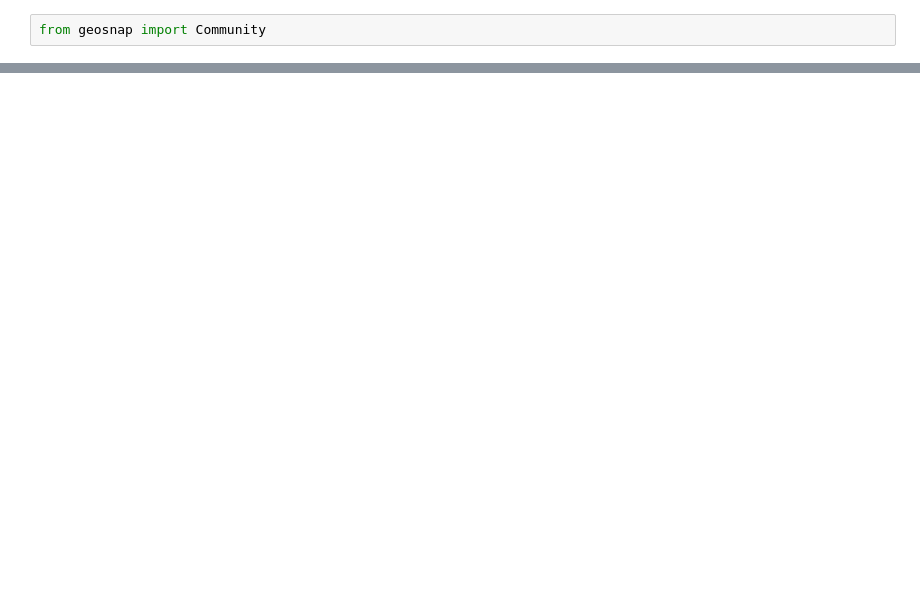
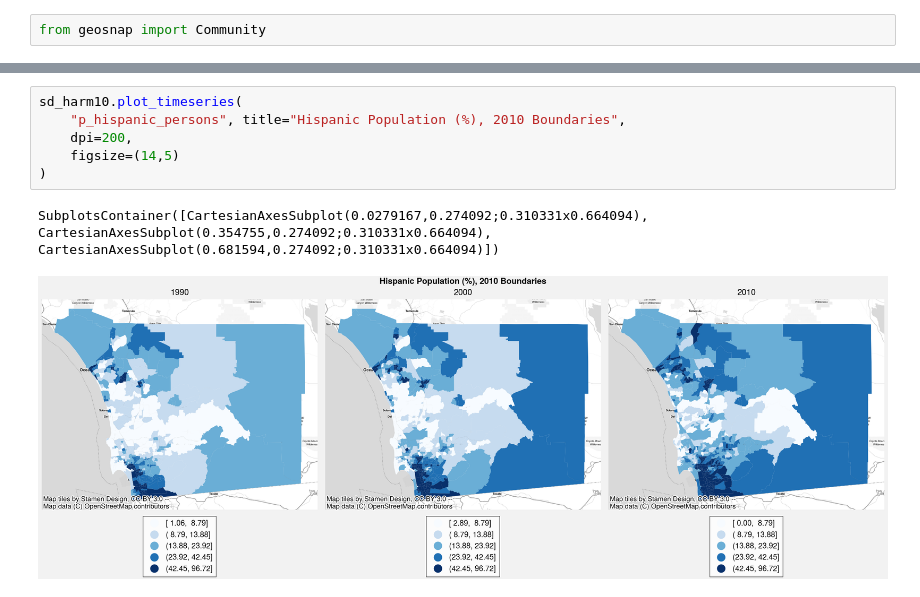
Before and after one commit to spatialucr/geosnap-guide, a Jupyter notebook: _sources/content/03_harmonizing_community_boundaries.ipynb, the cells around one changed output, grey strips where cells are left out. Cells and saved outputs as stored; diff of their text form; blank space fills up the shorter version.

```diff
--- a/_sources/content/03_harmonizing_community_boundaries.ipynb
+++ b/_sources/content/03_harmonizing_community_boundaries.ipynb
@@ -101,0 +57,9 @@ Name: population, dtype: float64
+# %%
+sd_harm10.plot_timeseries(
+    "p_hispanic_persons", title="Hispanic Population (%), 2010 Boundaries",
+    dpi=200,
+    figsize=(14,5)
+)
+# %% [output]
+SubplotsContainer([CartesianAxesSubplot(0.0279167,0.274092;0.310331x0.664094), CartesianAxesSubplot(0.354755,0.274092;0.310331x0.664094), CartesianAxesSubplot(0.681594,0.274092;0.310331x0.664094)])
+[figure, added]
```
Also changed, not shown: parts of 41 cells of this notebook, 13 other files.
